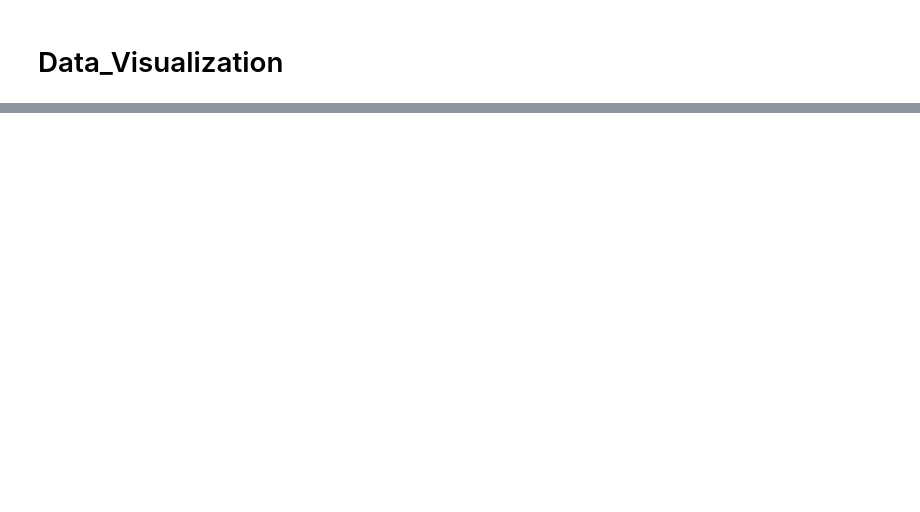
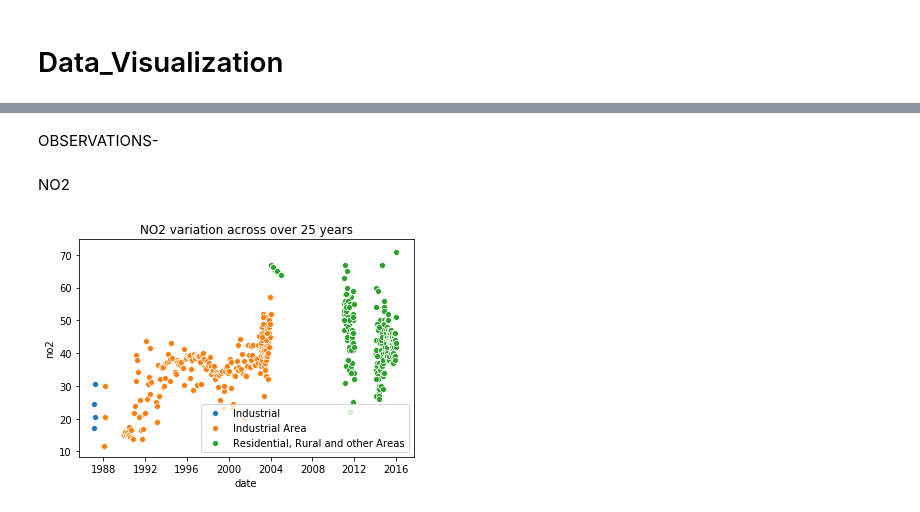
Before and after one commit to angadbajwa23/Analyzing-Air-Pollution-in-Delhi, a Jupyter notebook: Air_pollution_Delhi.ipynb, the cells around one changed output, grey strips where cells are left out. Saved outputs shown, nothing was run; the diff lists cells and outputs as text; code cells hidden in the pictures; blank space fills up the shorter version.

```diff
--- a/Air_pollution_Delhi.ipynb
+++ b/Air_pollution_Delhi.ipynb
@@ -185,0 +229,6 @@ b
+# %%
+for i,i_df in g:
+    print(i)
+    sns.jointplot(y=i_df.so2,x=i_df.no2,label=i,kind='kde')
+    plt.title('SO2 variation across over 25 years')
+##SO2 AND NO2 TOGETHER
@@ -185,0 +242,10 @@ b
+# %% [markdown]
+OBSERVATIONS-
+# %% [markdown]
+NO2
+# %%
+for i,i_df in g:
+    sns.scatterplot(x=i_df.index,y=i_df.no2,label=i)
+    plt.title('NO2 variation across over 25 years')
+# %% [output]
+[figure, added]
```
Also changed, not shown: parts of 38 cells of this notebook.
